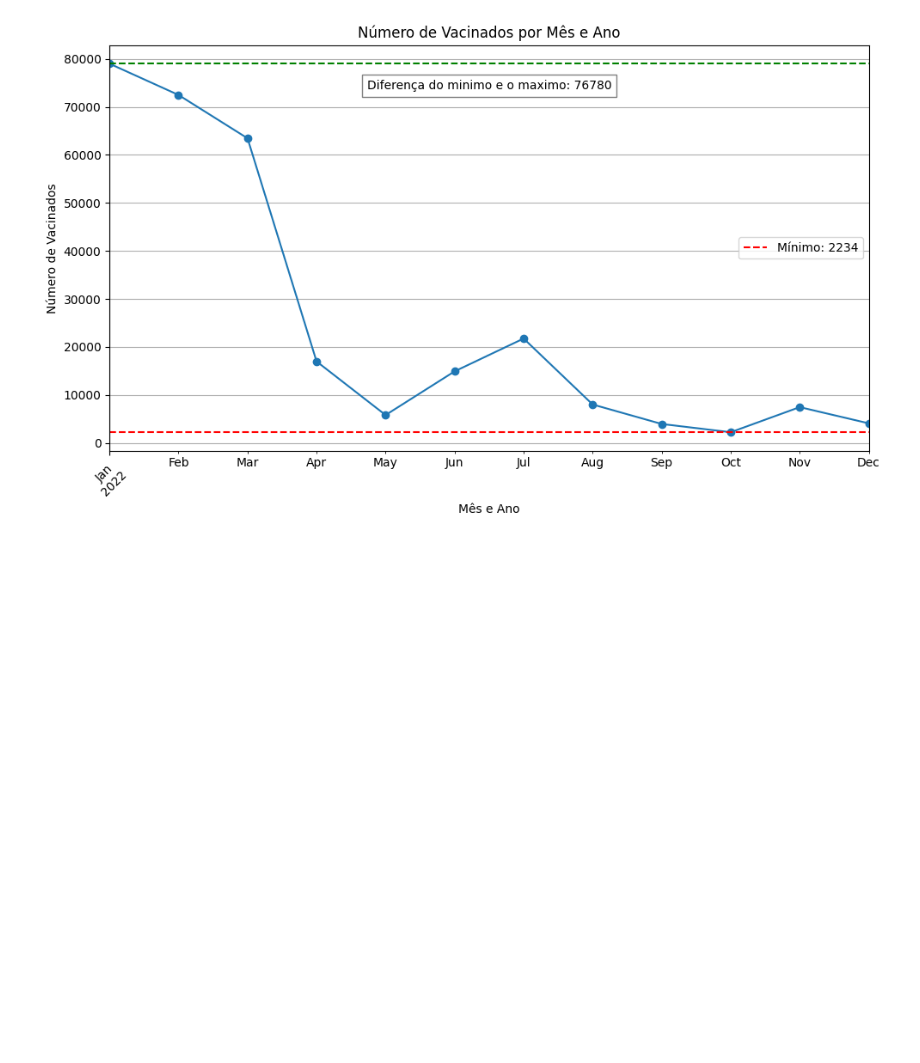
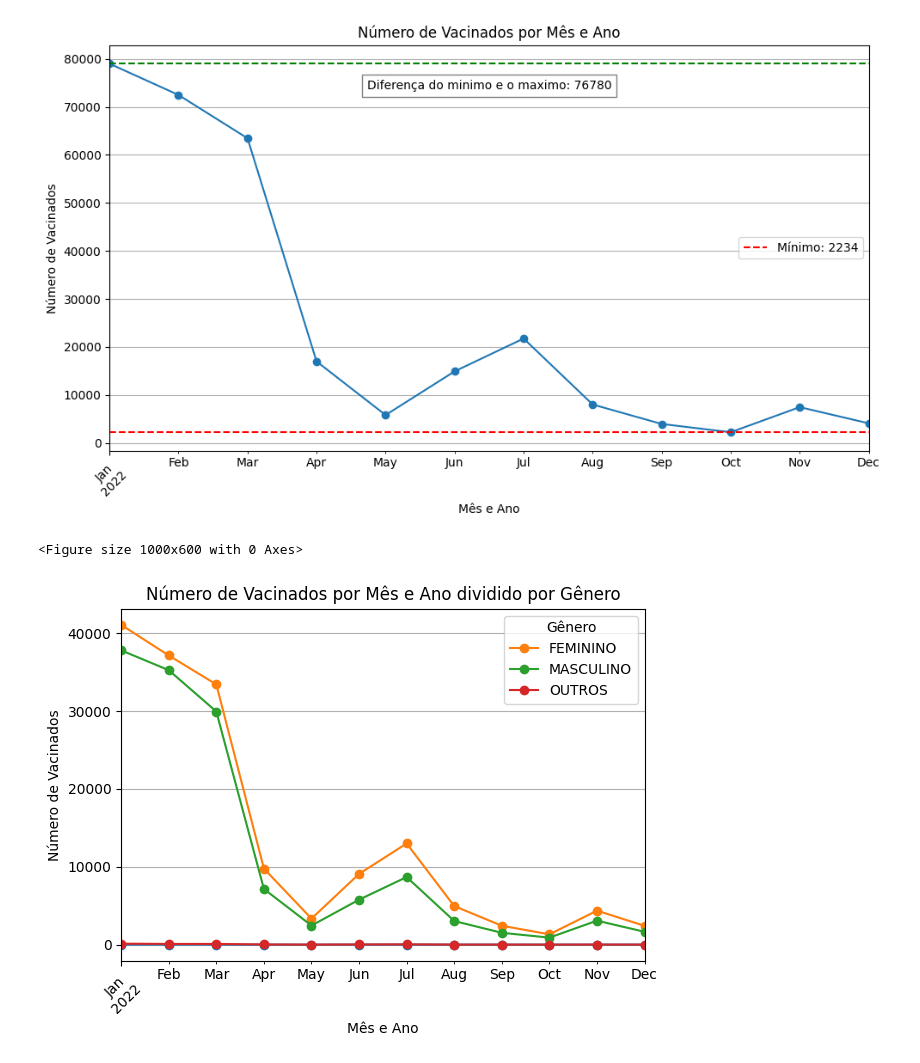
Before and after one commit to VellyKs/BigData_Data-set, a Jupyter notebook: data_setBigData.ipynb, the cells around one changed output. Saved outputs shown, nothing was run; the diff lists cells and outputs as text; code cells hidden in the pictures; blank space fills up the shorter version.

```diff
--- a/data_setBigData.ipynb
+++ b/data_setBigData.ipynb
@@ -666,3 +683,34 @@ def plot_vacinados_por_mes_ano():
 plot_vacinados_por_mes_ano()
 # %% [output]
 [figure]
+# %%
+def plot_vacinados_por_mes_ano_e_genero():
+    conn = sqlite3.connect('vacinados.db')
+    query = "SELECT data_vacinacao, sexo FROM vacinados"
+    df = pd.read_sql_query(query, conn)
+    conn.close()
+
+    df['data_vacinacao'] = pd.to_datetime(df['data_vacinacao'])
+    df['mes_ano'] = df['data_vacinacao'].dt.to_period('M')
+
+    # Pivotar os dados para ter gênero como colunas e contar o número de vacinados para cada mês e ano
+    pivot_df = df.pivot_table(index='mes_ano', columns='sexo', aggfunc='size', fill_value=0)
+
+    # Plotar o gráfico
+    plt.figure(figsize=(10, 6))
+    pivot_df.plot(kind='line', marker='o', linestyle='-')
+
+    plt.title('Número de Vacinados por Mês e Ano dividido por Gênero')
+    plt.xlabel('Mês e Ano')
+    plt.ylabel('Número de Vacinados')
+    plt.xticks(rotation=45)
+    plt.grid(True)
+    plt.tight_layout()
+    plt.legend(title='Gênero')
+
+    plt.show()
+
+plot_vacinados_por_mes_ano_e_genero()
+# %% [output]
+<Figure size 1000x600 with 0 Axes>
+[figure, added]
```
Also changed, not shown: parts of 5 cells of this notebook.
